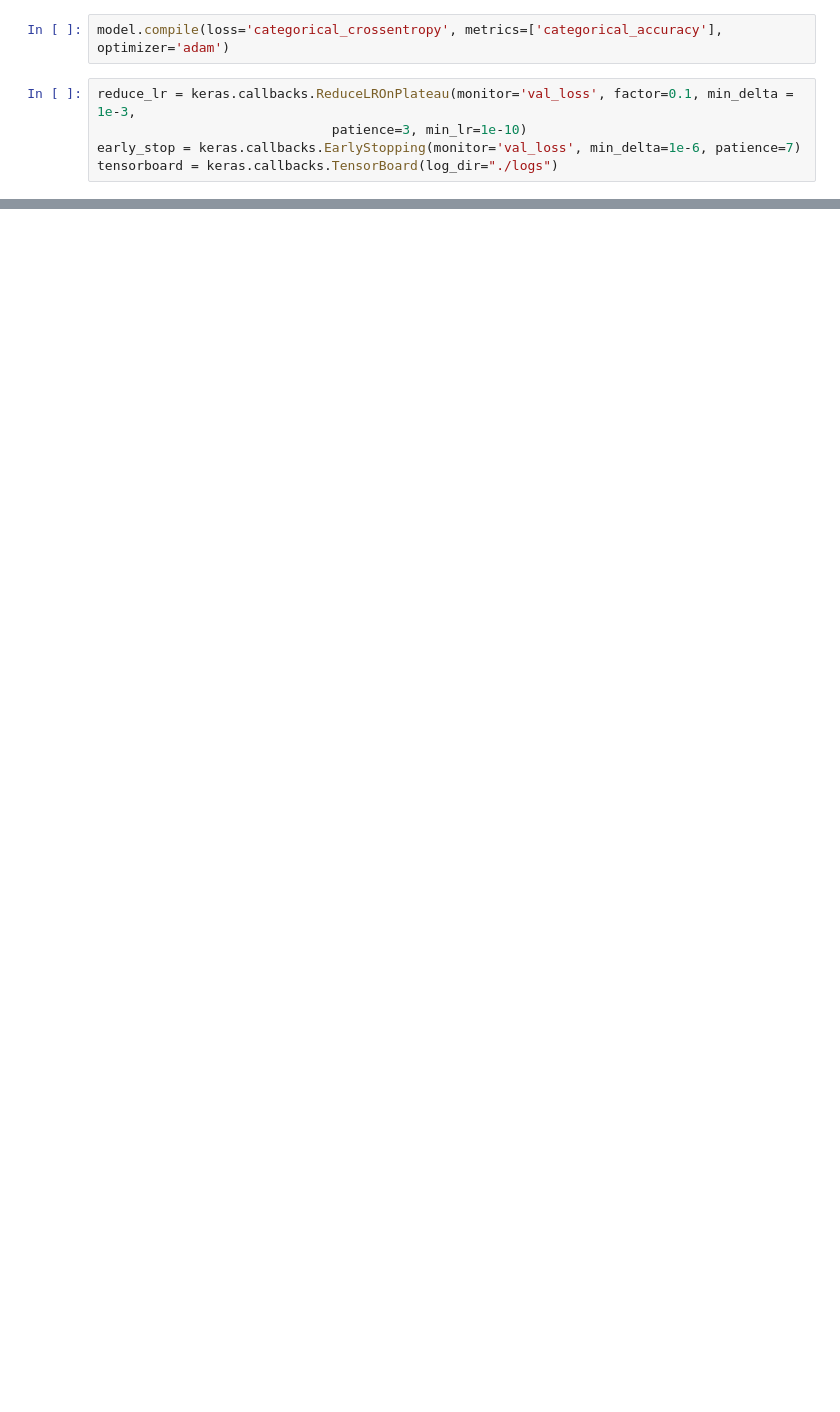
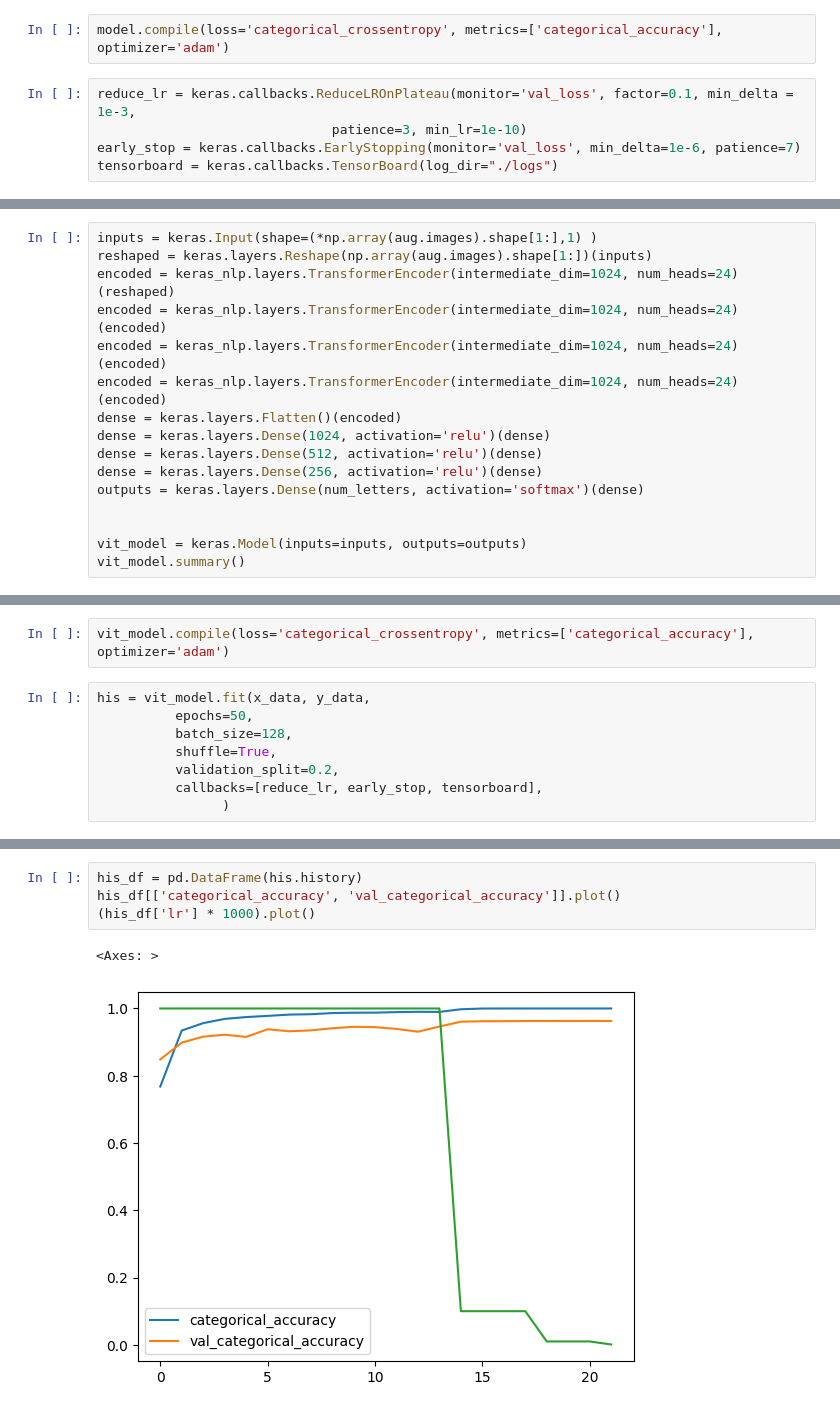
Before and after one commit to NikitaShlapak/OCR, a Jupyter notebook: letters.ipynb, the cells around one changed output, grey strips where cells are left out. Saved outputs shown, nothing was run; the diff lists cells and outputs as text; blank space fills up the shorter version.

```diff
--- a/letters.ipynb
+++ b/letters.ipynb
@@ -397,0 +403,16 @@ model.save('models/letter_recognizer.keras')
+# %%
+inputs = keras.Input(shape=(*np.array(aug.images).shape[1:],1) )
+reshaped = keras.layers.Reshape(np.array(aug.images).shape[1:])(inputs)
+encoded = keras_nlp.layers.TransformerEncoder(intermediate_dim=1024, num_heads=24)(reshaped)
+encoded = keras_nlp.layers.TransformerEncoder(intermediate_dim=1024, num_heads=24)(encoded)
+encoded = keras_nlp.layers.TransformerEncoder(intermediate_dim=1024, num_heads=24)(encoded)
+encoded = keras_nlp.layers.TransformerEncoder(intermediate_dim=1024, num_heads=24)(encoded)
+dense = keras.layers.Flatten()(encoded)
+dense = keras.layers.Dense(1024, activation='relu')(dense)
+dense = keras.layers.Dense(512, activation='relu')(dense)
+dense = keras.layers.Dense(256, activation='relu')(dense)
+outputs = keras.layers.Dense(num_letters, activation='softmax')(dense)
+
+
+vit_model = keras.Model(inputs=inputs, outputs=outputs)
+vit_model.summary()
@@ -397,0 +437,10 @@ model.save('models/letter_recognizer.keras')
+# %%
+vit_model.compile(loss='categorical_crossentropy', metrics=['categorical_accuracy'], optimizer='adam')
+# %%
+his = vit_model.fit(x_data, y_data,
+          epochs=50,
+          batch_size=128,
+          shuffle=True,
+          validation_split=0.2,
+          callbacks=[reduce_lr, early_stop, tensorboard],
+                )
@@ -397,0 +465,7 @@ model.save('models/letter_recognizer.keras')
+# %%
+his_df = pd.DataFrame(his.history)
+his_df[['categorical_accuracy', 'val_categorical_accuracy']].plot()
+(his_df['lr'] * 1000).plot()
+# %% [output]
+<Axes: >
+[figure, added]
```
Also changed, not shown: parts of 26 cells of this notebook.
